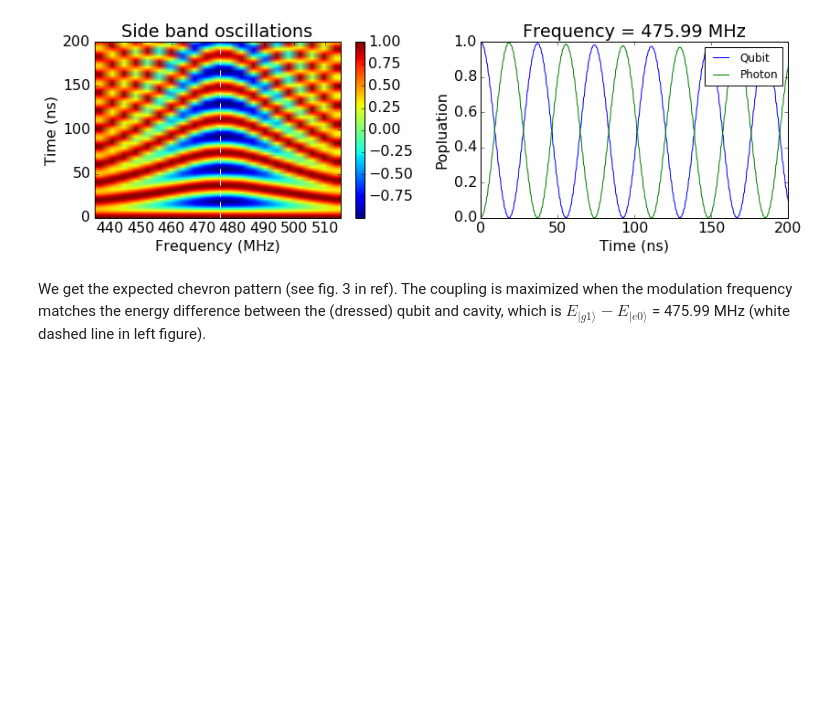
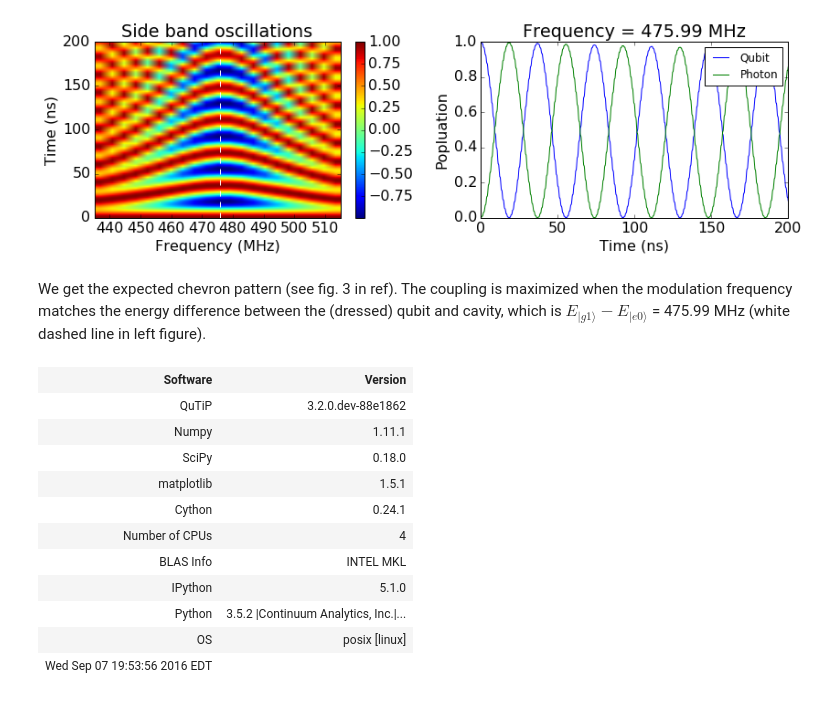
Before and after one commit to zhanggy2004/QuTiPNotebooks, a Jupyter notebook: FluxPumping.ipynb, the cells around one changed output. Saved outputs shown, nothing was run; the diff lists cells and outputs as text; code cells hidden in the pictures; blank space fills up the shorter version.

Commit message:
Gengyan - Modify FluxPumping.ipynb

```diff
--- a/FluxPumping.ipynb
+++ b/FluxPumping.ipynb
@@ -137,3 +137,19 @@ plt.show()
 [figure]
 # %% [markdown]
 We get the expected chevron pattern (see fig. 3 in ref). The coupling is maximized when the modulation frequency matches the energy difference between the (dressed) qubit and cavity, which is $E_{|g1\rangle}-E_{|e0\rangle}$ = 475.99 MHz (white dashed line in left figure).
+# %%
+from qutip.ipynbtools import version_table
+version_table()
+# %% [output]
+| Software | Version |
+| QuTiP | 3.2.0.dev-88e1862 |
+| Numpy | 1.11.1 |
+| SciPy | 0.18.0 |
+| matplotlib | 1.5.1 |
+| Cython | 0.24.1 |
+| Number of CPUs | 4 |
+| BLAS Info | INTEL MKL |
+| IPython | 5.1.0 |
+| Python | 3.5.2 |Continuum Analytics, Inc.|... |
+| OS | posix [linux] |
+| Wed Sep 07 19:53:56 2016 EDT |  |
```
Also changed, not shown: parts of 1 cell of this notebook.
